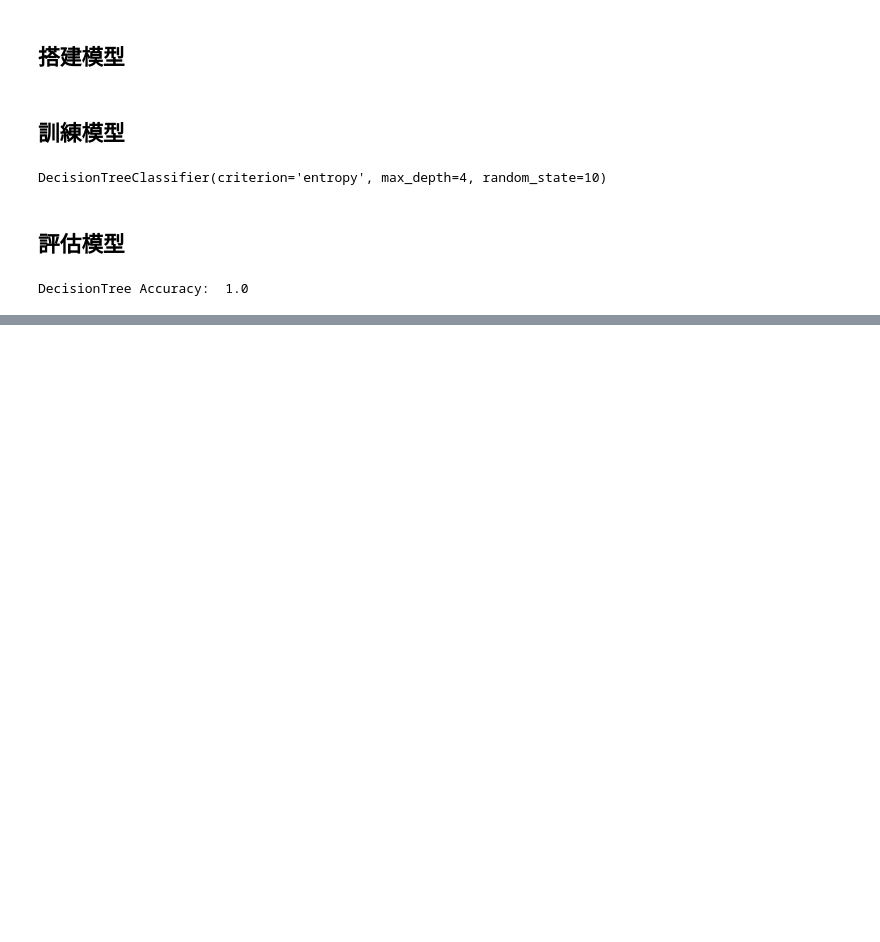
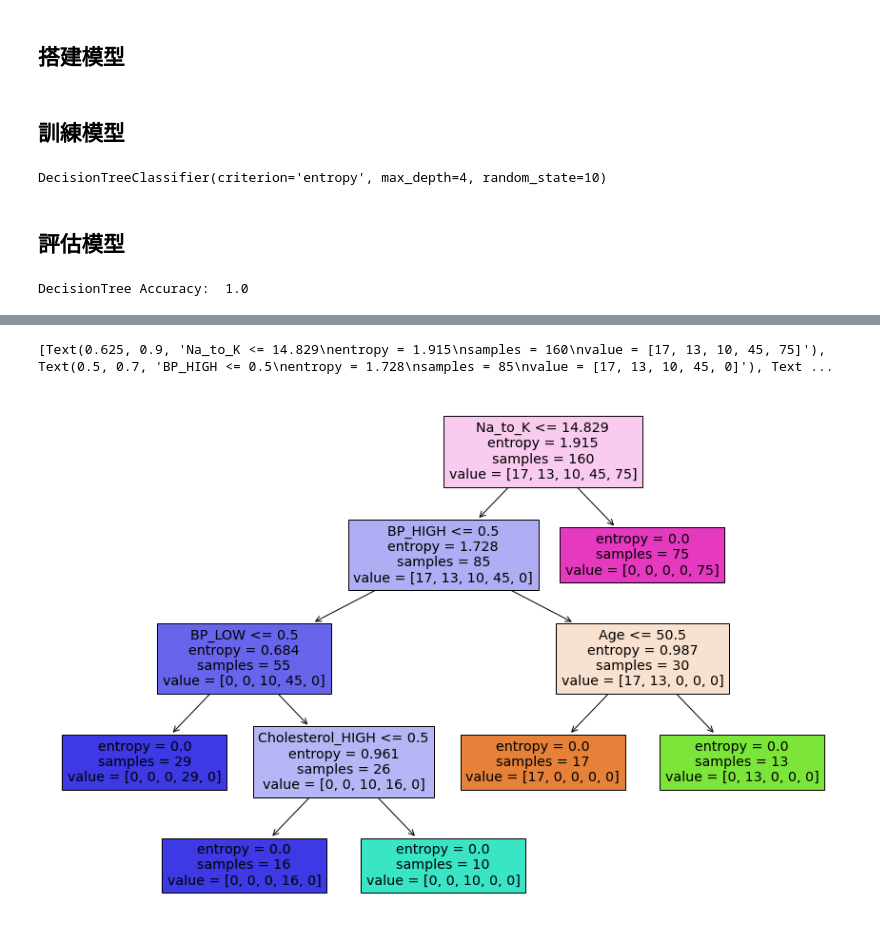
Before and after one commit to ThousandAI/pycs4001, a Jupyter notebook: class08/decision_tree.ipynb, the cells around one changed output, grey strips where cells are left out. Drawn from its saved outputs; the diff is of its cells as text; code cells hidden in the pictures; blank space fills up the shorter version.

Commit message:
Decision Tree

```diff
--- a/class08/decision_tree.ipynb
+++ b/class08/decision_tree.ipynb
@@ -84,0 +91,8 @@ tree.plot_tree(dc)
+# %%
+fig = plt.figure(figsize=(15,10))
+tree_plot_2 = tree.plot_tree(dc, feature_names=["Age","Na_to_K","Sex_F","Sex_M","BP_HIGH","BP_LOW",
+                                      "BP_NORMAL","Cholesterol_HIGH","Cholesterol_NORMAL"],  filled=True)
+print(tree_plot_2)
+# %% [output]
+[Text(0.625, 0.9, 'Na_to_K <= 14.829\nentropy = 1.915\nsamples = 160\nvalue = [17, 13, 10, 45, 75]'), Text(0.5, 0.7, 'BP_HIGH <= 0.5\nentropy = 1.728\nsamples = 85\nvalue = [17, 13, 10, 45, 0]'), Text ...
+[figure, added]
```
Also changed, not shown: parts of 3 cells of this notebook.
